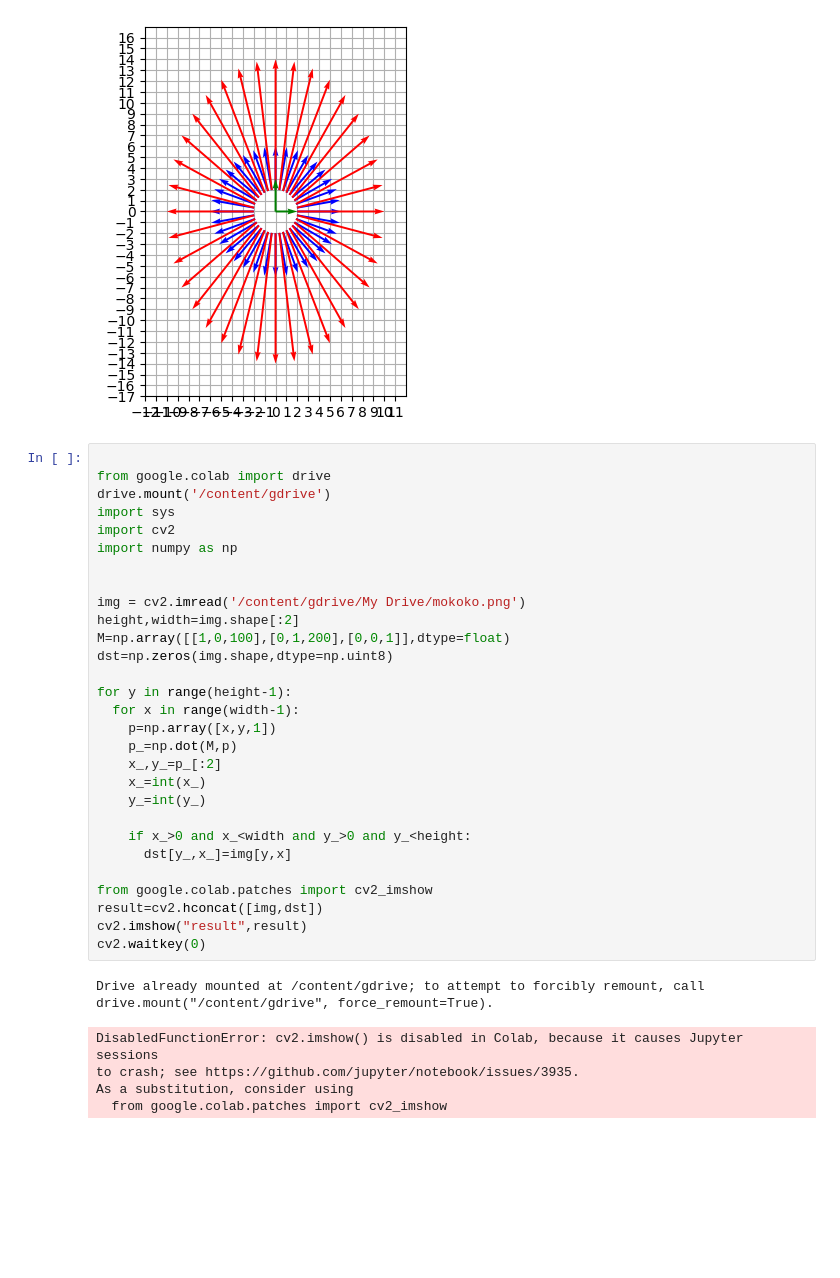
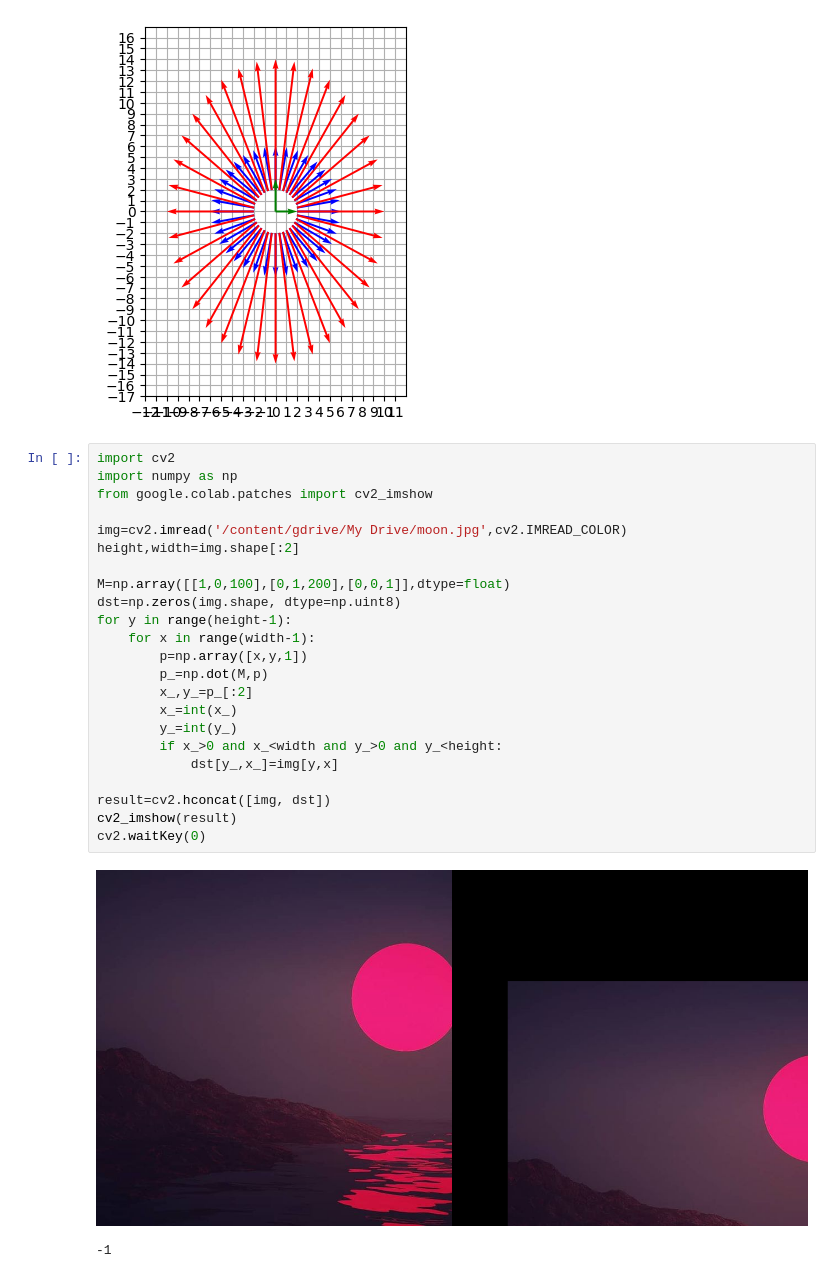
Before and after one commit to suspenseful3day/-2, a Jupyter notebook: 202110896_강민성_선형대수학2_4주차_과제.ipynb, the cells around one changed output. Cells and saved outputs as stored; diff of their text form; blank space fills up the shorter version.

Commit message:
Colaboratory를 통해 생성됨

```diff
--- a/202110896_강민성_선형대수학2_4주차_과제.ipynb
+++ b/202110896_강민성_선형대수학2_4주차_과제.ipynb
@@ -868,37 +868,28 @@ plt.show()
 # %% [output]
 [figure]
 # %%
-
-from google.colab import drive
-drive.mount('/content/gdrive')
-import sys
 import cv2
 import numpy as np
+from google.colab.patches import cv2_imshow
 
+img=cv2.imread('/content/gdrive/My Drive/moon.jpg',cv2.IMREAD_COLOR)
+height,width=img.shape[:2]
 
-img = cv2.imread('/content/gdrive/My Drive/mokoko.png')
-height,width=img.shape[:2]
 M=np.array([[1,0,100],[0,1,200],[0,0,1]],dtype=float)
-dst=np.zeros(img.shape,dtype=np.uint8)
+dst=np.zeros(img.shape, dtype=np.uint8)
+for y in range(height-1):
+    for x in range(width-1):
+        p=np.array([x,y,1])
+        p_=np.dot(M,p)
+        x_,y_=p_[:2]
+        x_=int(x_)
+        y_=int(y_)
+        if x_>0 and x_<width and y_>0 and y_<height:
+            dst[y_,x_]=img[y,x]
 
-for y in range(height-1):
-  for x in range(width-1):
-    p=np.array([x,y,1])
-    p_=np.dot(M,p)
-    x_,y_=p_[:2]
-    x_=int(x_)
-    y_=int(y_)
-
-    if x_>0 and x_<width and y_>0 and y_<height:
-      dst[y_,x_]=img[y,x]
-
-from google.colab.patches import cv2_imshow
-result=cv2.hconcat([img,dst])
-cv2.imshow("result",result)
-cv2.waitkey(0)
+result=cv2.hconcat([img, dst])
+cv2_imshow(result)
+cv2.waitKey(0)
 # %% [output]
+[figure, added]
-Drive already mounted at /content/gdrive; to attempt to forcibly remount, call drive.mount("/content/gdrive", force_remount=True).
+-1
-DisabledFunctionError: cv2.imshow() is disabled in Colab, because it causes Jupyter sessions
-to crash; see https://github.com/jupyter/notebook/issues/3935.
-As a substitution, consider using
-  from google.colab.patches import cv2_imshow
```
Also changed, not shown: parts of 2 cells of this notebook.
